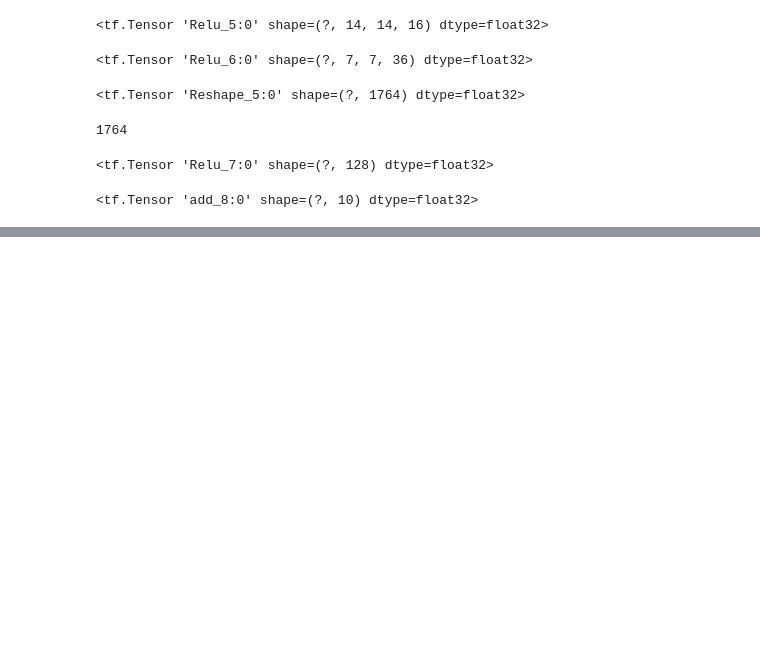
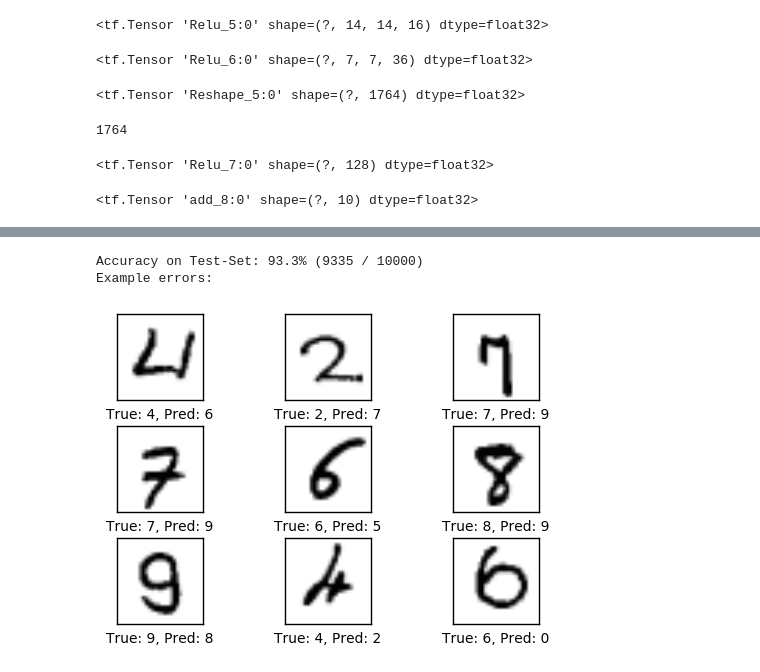
Before and after one commit to crikeli/Weekly-Neural-Nets, a Jupyter notebook: MNIST_Viz.ipynb, the cells around one changed output, grey strips where cells are left out. Saved outputs shown, nothing was run; the diff lists cells and outputs as text; code cells hidden in the pictures; blank space fills up the shorter version.

```diff
--- a/MNIST_Viz.ipynb
+++ b/MNIST_Viz.ipynb
@@ -217,0 +388,6 @@ session.run(tf.global_variables_initializer())
+# %%
+print_test_accuracy(show_example_errors=True)
+# %% [output]
+Accuracy on Test-Set: 93.3% (9335 / 10000)
+Example errors:
+[figure, added]
```
Also changed, not shown: parts of 27 cells of this notebook.
